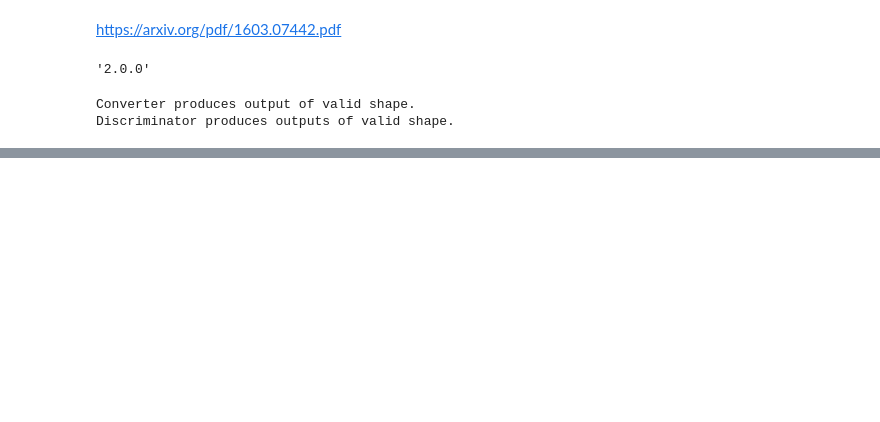
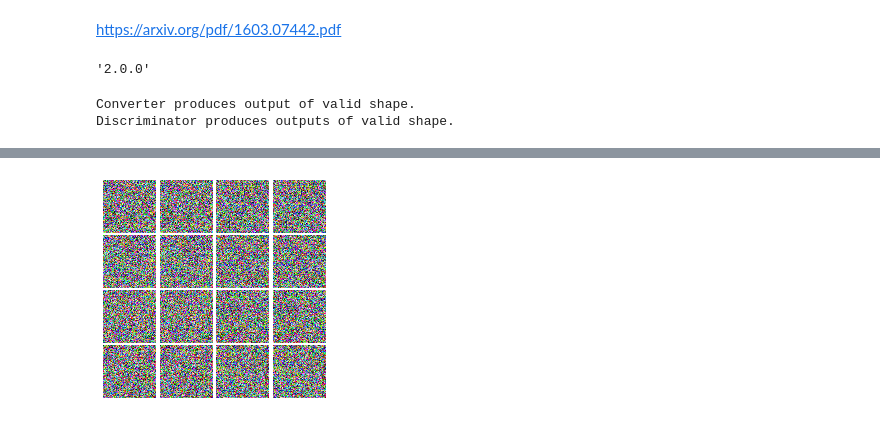
Before and after one commit to Dmytro-Shvetsov/Clothing-Translation, a Jupyter notebook: model_training.ipynb, the cells around one changed output, grey strips where cells are left out. Drawn from its saved outputs; the diff is of its cells as text; code cells hidden in the pictures; blank space fills up the shorter version.

```diff
--- a/model_training.ipynb
+++ b/model_training.ipynb
@@ -386,6 +342,0 @@ def select_image(assoc, not_assoc1, not_assoc2):
-# %%
-def norm(images):
-    return images / 127.5 - 1
-
-def denorm(images):
-    return (images + 1) * 127.5
@@ -474,0 +398,18 @@ KeyboardInterrupt:
+# %%
+import cv2
+
+
+def norm(images):
+    for i, im in enumerate(images):
+        images[i] = cv2.normalize(im, images[i], -1,  1 , cv2.NORM_MINMAX , cv2.CV_32FC3)
+    return images
+
+def denorm(images):
+    for i, im in enumerate(images):
+        images[i] = cv2.normalize(im, images[i], 0, 255, cv2.NORM_MINMAX, cv2.CV_32FC3)
+    return images
+
+n = denorm(sample_noise((16, 64, 64, 3)).numpy())
+show_images([tf.cast(n, tf.uint8), tf.cast(n, tf.uint8)])
+# %% [output]
+[figure, added]
```
Also changed, not shown: parts of 12 cells of this notebook, 1 other file.
